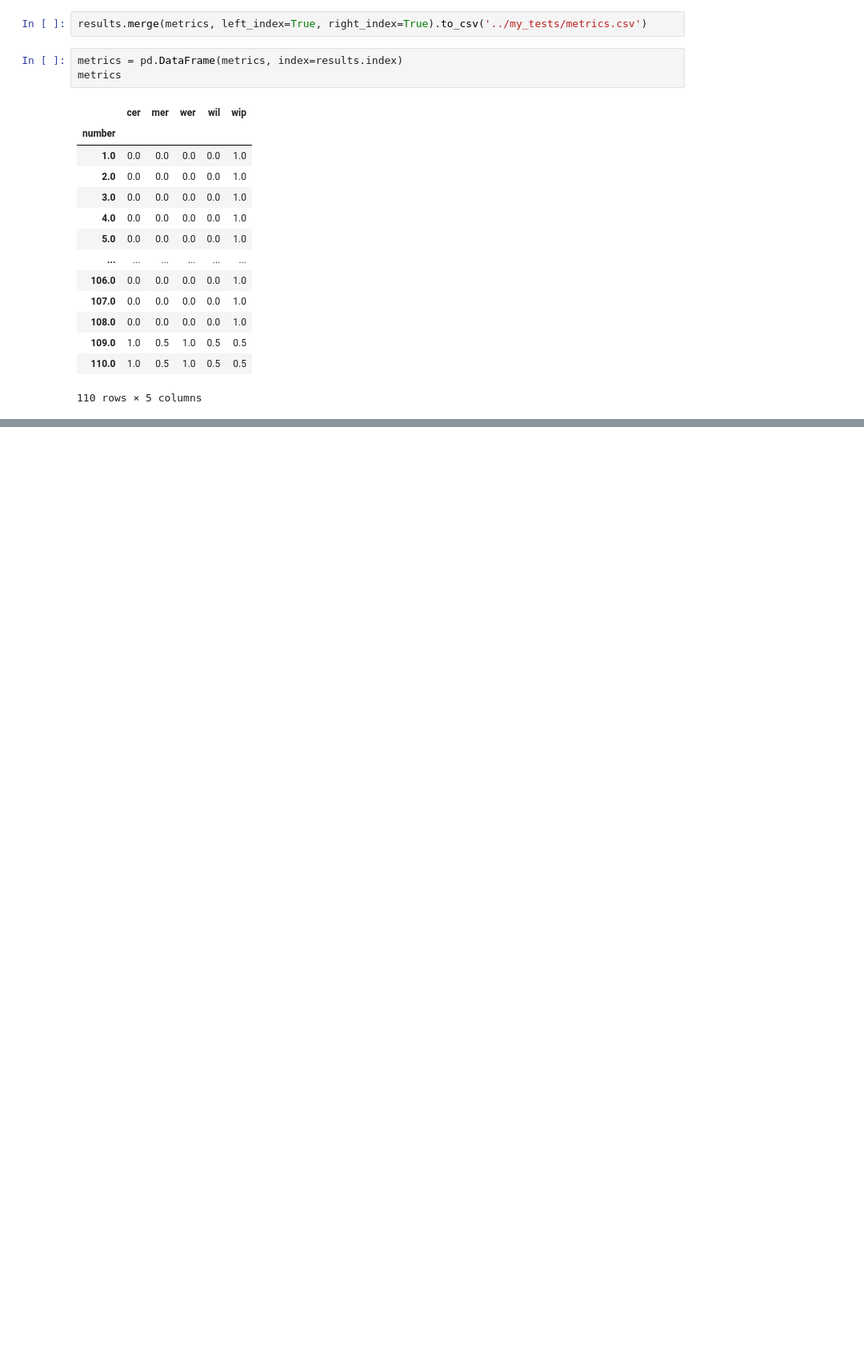
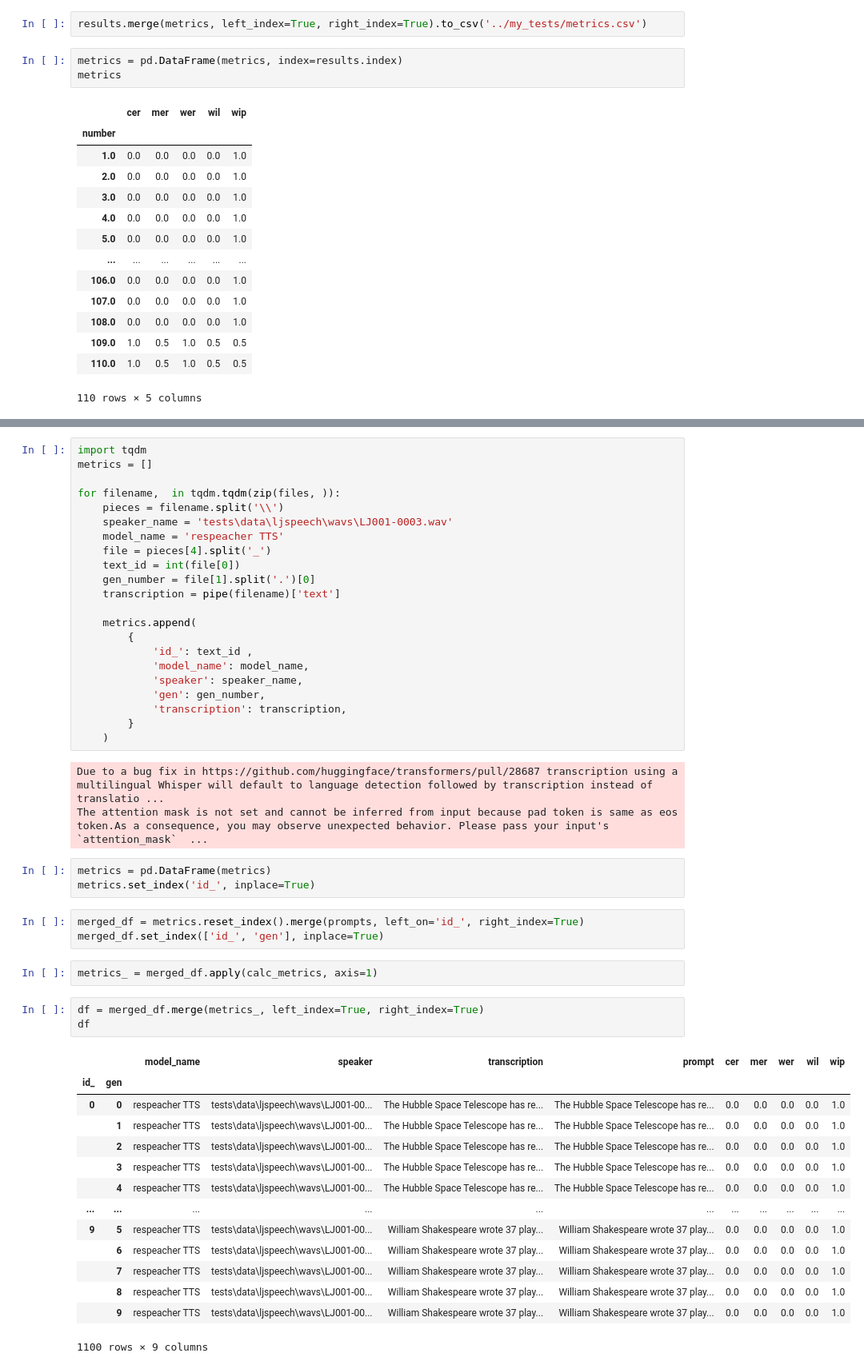
Before and after one commit to BirdWithDreams/diploma, a Jupyter notebook: my_scripts/metrics.ipynb, the cells around one changed output, grey strips where cells are left out. Shown: that part at 80% size. Cells and saved outputs as stored; diff of their text form; blank space fills up the shorter version.

```diff
--- a/my_scripts/metrics.ipynb
+++ b/my_scripts/metrics.ipynb
@@ -92,0 +363,51 @@ metrics
+# %%
+import tqdm
+metrics = []
+
+for filename,  in tqdm.tqdm(zip(files, )):
+    pieces = filename.split('\\')
+    speaker_name = 'tests\data\ljspeech\wavs\LJ001-0003.wav'
+    model_name = 'respeacher TTS'
+    file = pieces[4].split('_')
+    text_id = int(file[0])
+    gen_number = file[1].split('.')[0]
+    transcription = pipe(filename)['text']
+
+    metrics.append(
+        {
+            'id_': text_id ,
+            'model_name': model_name,
+            'speaker': speaker_name,
+            'gen': gen_number,
+            'transcription': transcription,
+        }
+    )
+# %% [output]
+Due to a bug fix in https://github.com/huggingface/transformers/pull/28687 transcription using a multilingual Whisper will default to language detection followed by transcription instead of translatio ...
+The attention mask is not set and cannot be inferred from input because pad token is same as eos token.As a consequence, you may observe unexpected behavior. Please pass your input's `attention_mask`  ...
+# %%
+metrics = pd.DataFrame(metrics)
+metrics.set_index('id_', inplace=True)
+# %%
+merged_df = metrics.reset_index().merge(prompts, left_on='id_', right_index=True)
+merged_df.set_index(['id_', 'gen'], inplace=True)
+# %%
+metrics_ = merged_df.apply(calc_metrics, axis=1)
+# %%
+df = merged_df.merge(metrics_, left_index=True, right_index=True)
+df
+# %% [output]
+|  |  | model_name | speaker | transcription | prompt | cer | mer | wer | wil | wip |
+| id_ | gen |  |  |  |  |  |  |  |  |  |
+| 0 | 0 | respeacher TTS | tests\data\ljspeech\wavs\LJ001-00... | The Hubble Space Telescope has re... | The Hubble Space Telescope has re... | 0.0 | 0.0 | 0.0 | 0.0 | 1.0 |
+|  | 1 | respeacher TTS | tests\data\ljspeech\wavs\LJ001-00... | The Hubble Space Telescope has re... | The Hubble Space Telescope has re... | 0.0 | 0.0 | 0.0 | 0.0 | 1.0 |
+|  | 2 | respeacher TTS | tests\data\ljspeech\wavs\LJ001-00... | The Hubble Space Telescope has re... | The Hubble Space Telescope has re... | 0.0 | 0.0 | 0.0 | 0.0 | 1.0 |
+|  | 3 | respeacher TTS | tests\data\ljspeech\wavs\LJ001-00... | The Hubble Space Telescope has re... | The Hubble Space Telescope has re... | 0.0 | 0.0 | 0.0 | 0.0 | 1.0 |
+|  | 4 | respeacher TTS | tests\data\ljspeech\wavs\LJ001-00... | The Hubble Space Telescope has re... | The Hubble Space Telescope has re... | 0.0 | 0.0 | 0.0 | 0.0 | 1.0 |
+| ... | ... | ... | ... | ... | ... | ... | ... | ... | ... | ... |
+| 9 | 5 | respeacher TTS | tests\data\ljspeech\wavs\LJ001-00... | William Shakespeare wrote 37 play... | William Shakespeare wrote 37 play... | 0.0 | 0.0 | 0.0 | 0.0 | 1.0 |
+|  | 6 | respeacher TTS | tests\data\ljspeech\wavs\LJ001-00... | William Shakespeare wrote 37 play... | William Shakespeare wrote 37 play... | 0.0 | 0.0 | 0.0 | 0.0 | 1.0 |
+|  | 7 | respeacher TTS | tests\data\ljspeech\wavs\LJ001-00... | William Shakespeare wrote 37 play... | William Shakespeare wrote 37 play... | 0.0 | 0.0 | 0.0 | 0.0 | 1.0 |
+|  | 8 | respeacher TTS | tests\data\ljspeech\wavs\LJ001-00... | William Shakespeare wrote 37 play... | William Shakespeare wrote 37 play... | 0.0 | 0.0 | 0.0 | 0.0 | 1.0 |
+|  | 9 | respeacher TTS | tests\data\ljspeech\wavs\LJ001-00... | William Shakespeare wrote 37 play... | William Shakespeare wrote 37 play... | 0.0 | 0.0 | 0.0 | 0.0 | 1.0 |
+1100 rows × 9 columns
```
Also changed, not shown: parts of 43 cells of this notebook, 3 other files.
